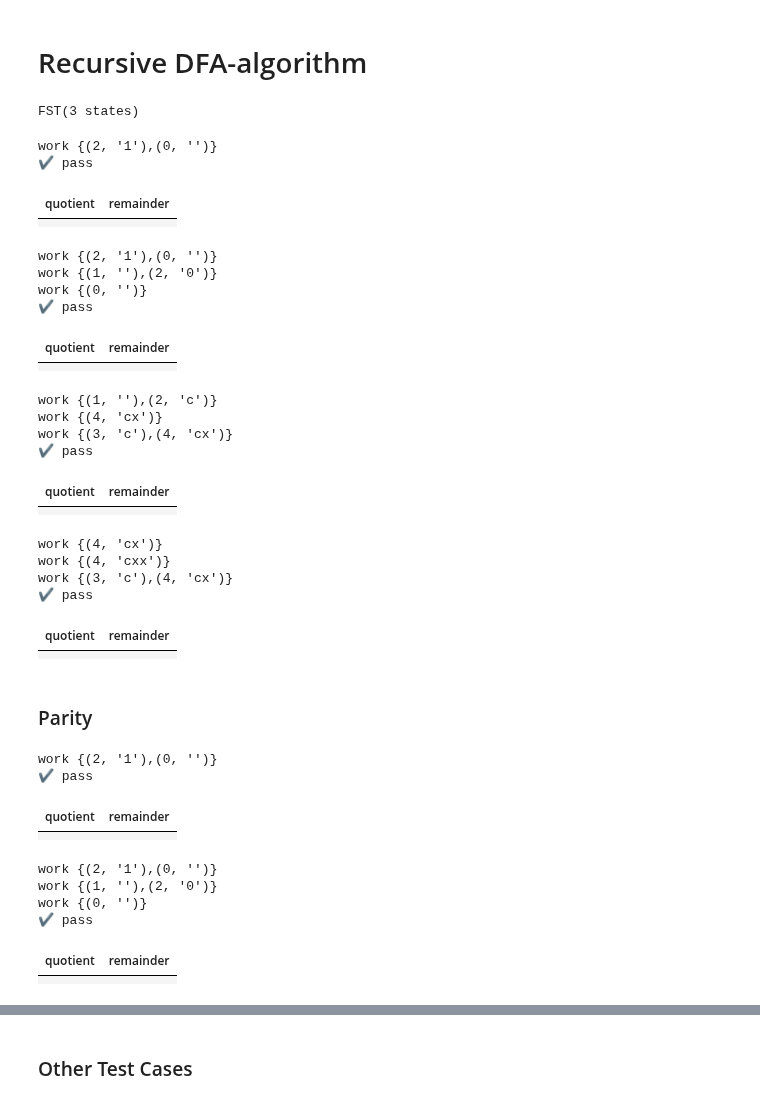
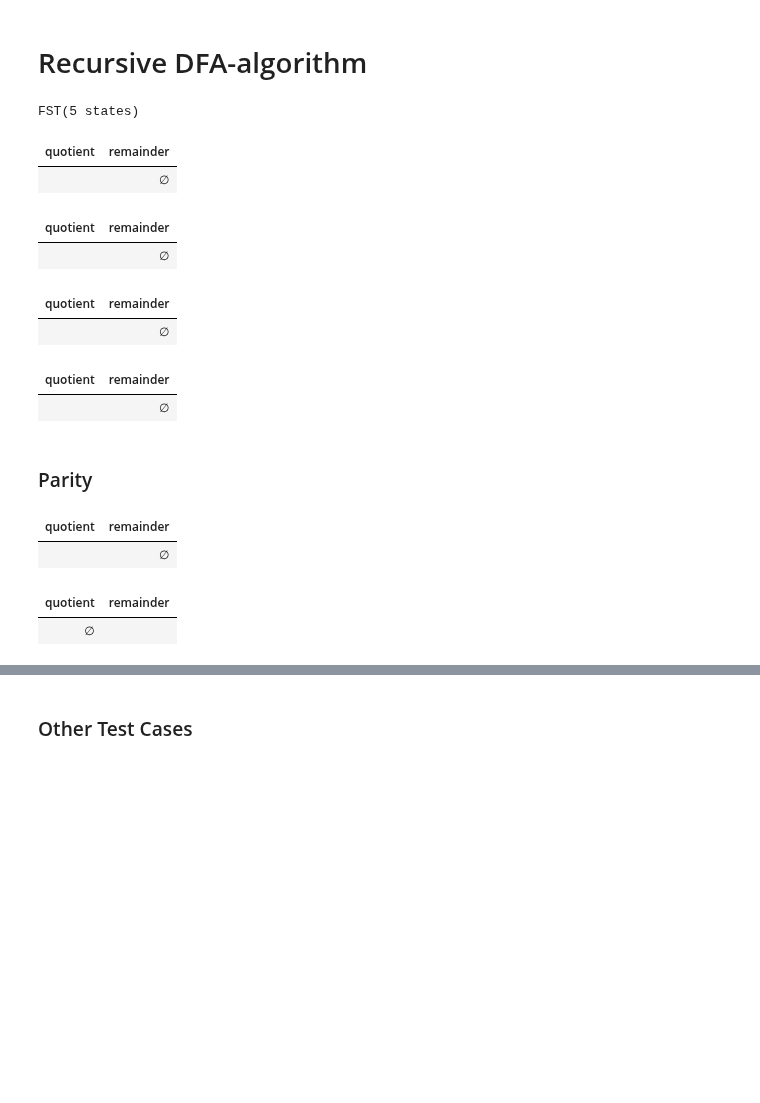
Before and after one commit to timvieira/transduction, a Jupyter notebook: notes/Recursive-DFA-decomposition.ipynb, the cells around one changed output, grey strips where cells are left out. Cells and saved outputs as stored; diff of their text form; code cells hidden in the pictures; blank space fills up the shorter version.

```diff
--- a/notes/Recursive-DFA-decomposition.ipynb
+++ b/notes/Recursive-DFA-decomposition.ipynb
@@ -16,55 +16,41 @@ from transduction.dfa_decomp import RecursiveDFADecomposition, check
 f = examples.samuel_example()
 target = 'cxx'
 
-f = examples.parity({'a','b'})
-target = '0'
+#f = examples.parity({'a','b'})
+#target = '0'
 #f = examples.newspeak2()
 #target = 'bad'
 f
 # %% [output]
-FST(3 states)
+FST(5 states)
 # %%
 start = RecursiveDFADecomposition(f, target[:0])
-check(start)
+start.check()
 start
 # %% [output]
-work {(2, '1'),(0, '')}
-✔ pass
 | quotient | remainder |
-|  |  |
+|  | ∅ |
 # %%
 a = (start >> target[0])
-check(a)
+a.check()
 a
 # %% [output]
-work {(2, '1'),(0, '')}
-work {(1, ''),(2, '0')}
-work {(0, '')}
-✔ pass
 | quotient | remainder |
-|  |  |
+|  | ∅ |
 # %%
 ab = (a >> target[1])
-check(ab)
+ab.check()
 ab
 # %% [output]
-work {(1, ''),(2, 'c')}
-work {(4, 'cx')}
-work {(3, 'c'),(4, 'cx')}
-✔ pass
 | quotient | remainder |
-|  |  |
+|  | ∅ |
 # %%
 abc = (ab >> target[2])
-check(abc)
+abc.check()
 abc
 # %% [output]
-work {(4, 'cx')}
-work {(4, 'cxx')}
-work {(3, 'c'),(4, 'cx')}
-✔ pass
 | quotient | remainder |
-|  |  |
+|  | ∅ |
 # %%
 #for x in abc.Q.language(10):
 #    print(x)
@@ -73,23 +59,17 @@ work {(3, 'c'),(4, 'cx')}
 # %%
 f = examples.parity({'a'})
 s = RecursiveDFADecomposition(f, '')
-check(s)
+s.check()
 s
 # %% [output]
-work {(2, '1'),(0, '')}
-✔ pass
 | quotient | remainder |
-|  |  |
+|  | ∅ |
 # %%
 s0 = s >> '0'
-check(s0)
+s0.check()
 s0
 # %% [output]
-work {(2, '1'),(0, '')}
-work {(1, ''),(2, '0')}
-work {(0, '')}
-✔ pass
 | quotient | remainder |
-|  |  |
+| ∅ |  |
 # %%
 s1 = s >> '1'
```
Also changed, not shown: parts of 19 cells of this notebook, 2 other files.
